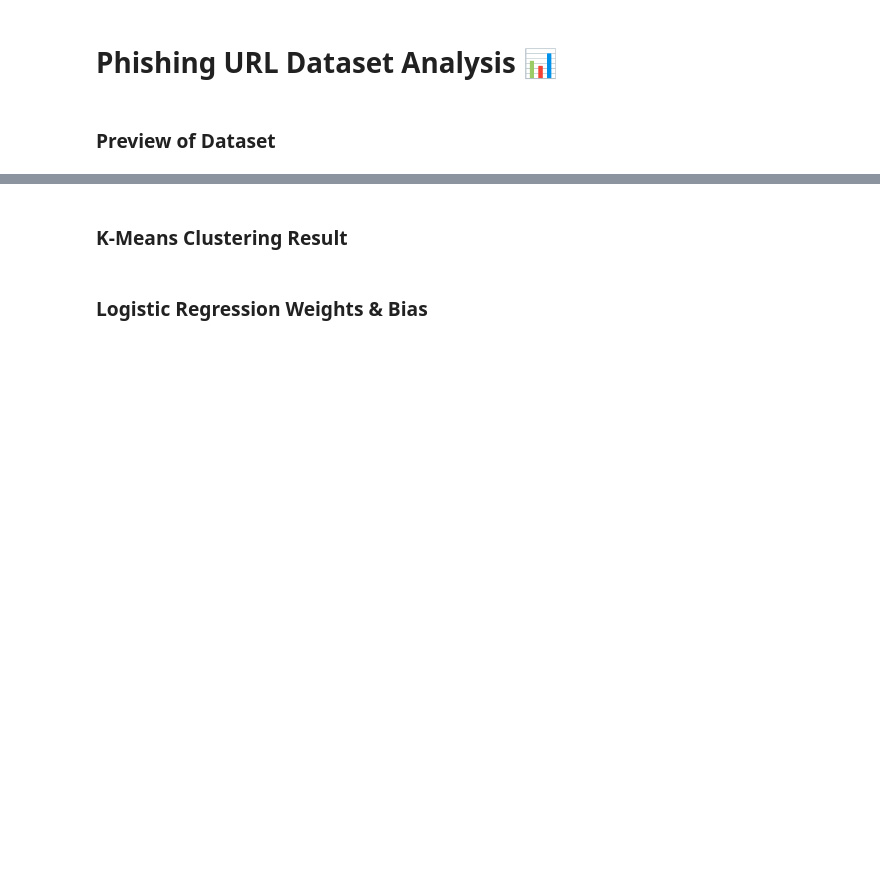
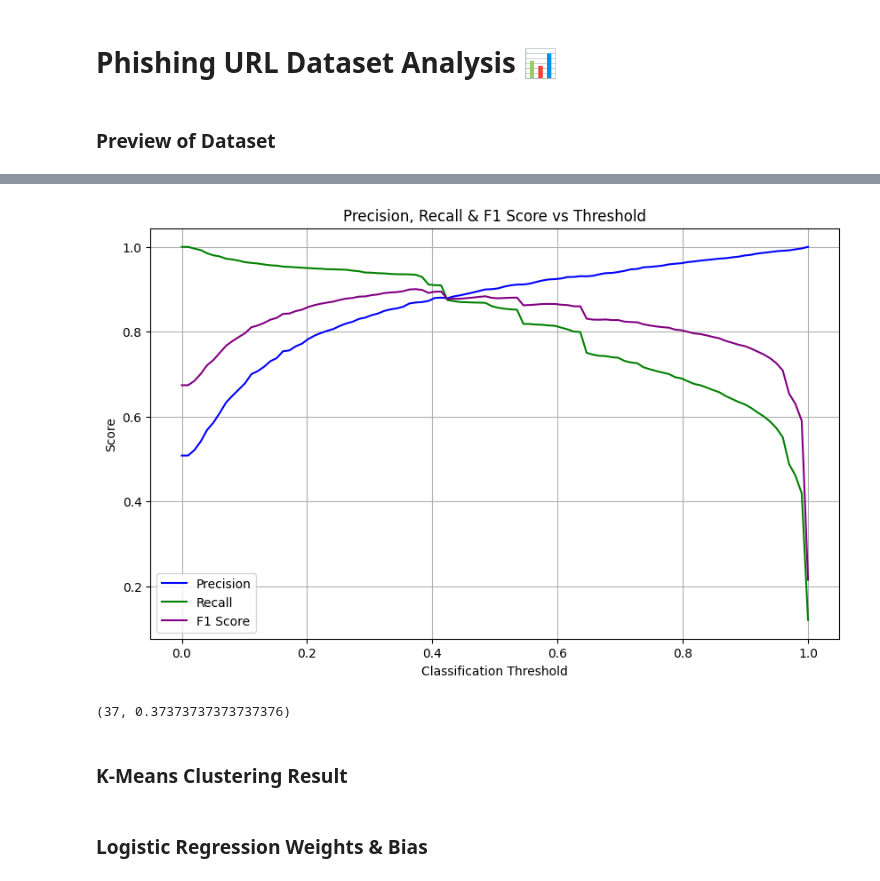
Before and after one commit to mayabenzeev/PhishingDetector_Extension, a Jupyter notebook: phishing_analysis.ipynb, the cells around one changed output, grey strips where cells are left out. Drawn from its saved outputs; the diff is of its cells as text; code cells hidden in the pictures; blank space fills up the shorter version.

```diff
--- a/phishing_analysis.ipynb
+++ b/phishing_analysis.ipynb
@@ -7,4 +18,6 @@ import pandas as pd
+# %%
+dataset_count = 60000
 # %%
-df_physhing = pd.read_csv("SimpleExtension/datasets/verified_online.csv")
+df_phish = pd.read_csv("SimpleExtension/datasets/verified_online.csv")
 df_benign = pd.read_csv('SimpleExtension/datasets/top-1m.csv', header=None, names=['rank', 'domain'])
 # %%
@@ -22,0 +32,3 @@ plt.show()
+# %%
+phishing_urls = df_phish['url'].dropna().sample(n=dataset_count, random_state=42).tolist()
+phishing_urls.head()
@@ -22,0 +46,3 @@ plt.show()
+# %%
+benign_urls = ['https://' + d for d in df_benign['domain'].sample(n=dataset_count, random_state=42)]
+benign_urls.head()
@@ -22,0 +218,34 @@ plt.show()
+# %%
+# Calculate precision (how much out of the phishing sites are detected)
+# for thresholds from 0.0 to 1.0
+thresholds = np.linspace(0, 1, 100)
+precisions = []
+recalls = []
+f1_scores = []
+
+# Calculate precision, recall, and F1 score for each threshold
+for t in thresholds:
+    y_pred_thresh = (y_probs >= t).astype(int)
+    precisions.append(precision_score(y_test, y_pred_thresh, zero_division=0))
+    recalls.append(recall_score(y_test, y_pred_thresh))
+    f1_scores.append(f1_score(y_test, y_pred_thresh))
+
+# Plot all three metrics
+plt.figure(figsize=(10, 6))
+plt.plot(thresholds, precisions, label='Precision', color='blue')
+plt.plot(thresholds, recalls, label='Recall', color='green')
+plt.plot(thresholds, f1_scores, label='F1 Score', color='purple')
+plt.xlabel('Classification Threshold')
+plt.ylabel('Score')
+plt.title('Precision, Recall & F1 Score vs Threshold')
+plt.legend()
+plt.grid(True)
+plt.show()
+# %% [output]
+[figure, added]
+# %%
+best_idx = np.argmax(f1_scores)
+best_threshold = thresholds[best_idx]
+best_idx, best_threshold
+# %% [output]
+(37, 0.37373737373737376)
```
Also changed, not shown: parts of 16 cells of this notebook, 2 other files.
